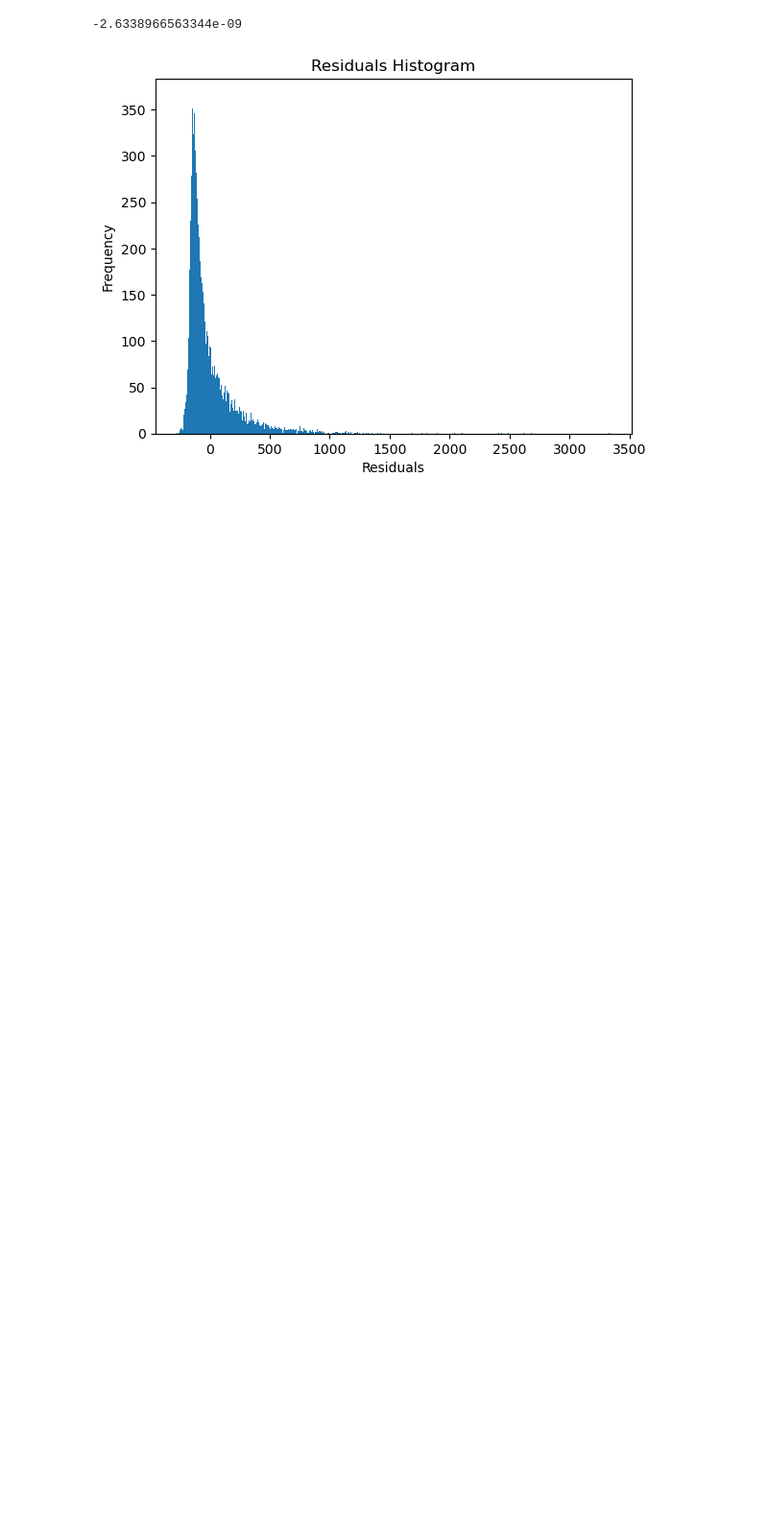
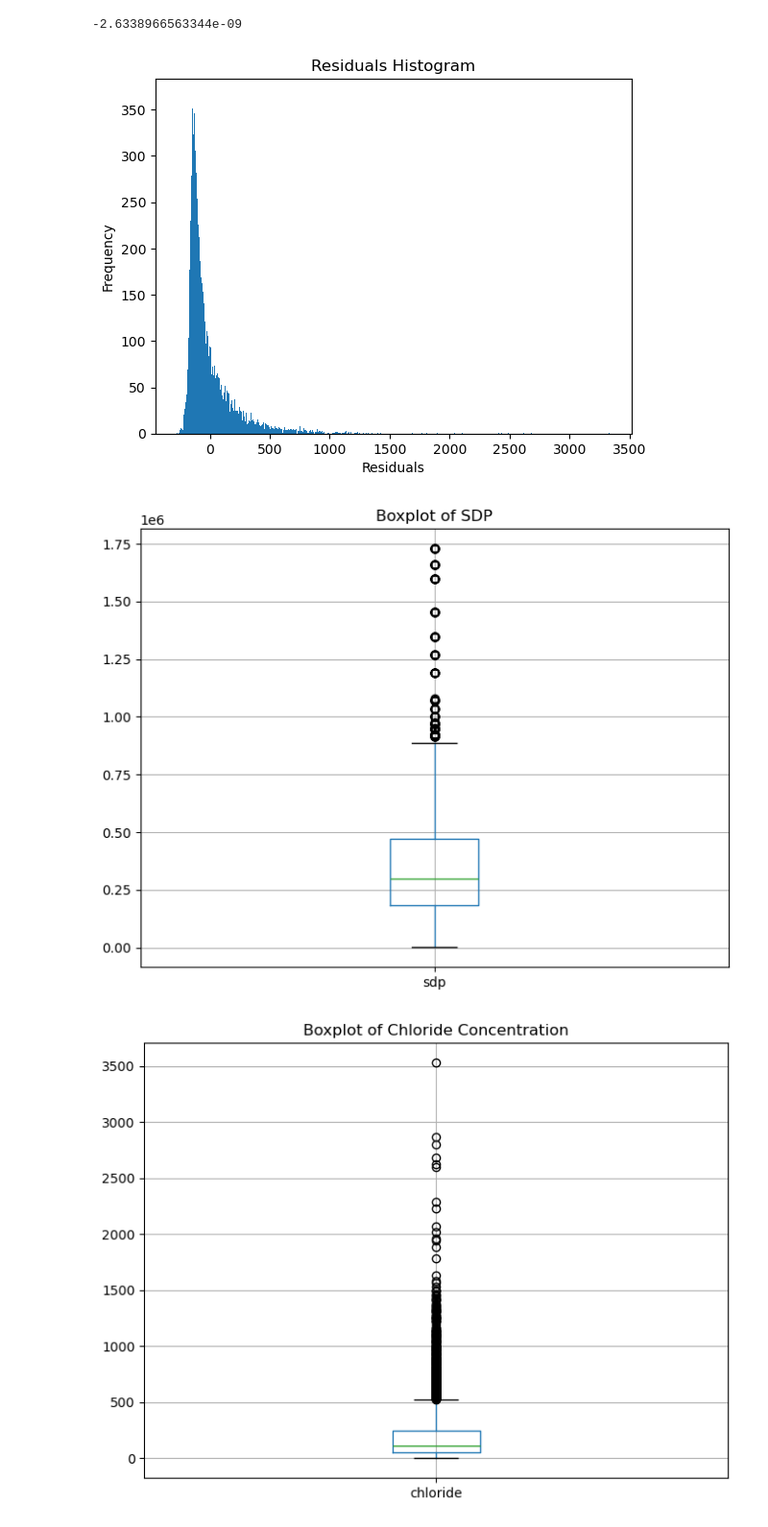
Before and after one commit to regular-life/Eco-Project, a Jupyter notebook: main.ipynb, the cells around one changed output. Shown at 96% size. Saved outputs shown, nothing was run; the diff lists cells and outputs as text; code cells hidden in the pictures; blank space fills up the shorter version.

```diff
--- a/main.ipynb
+++ b/main.ipynb
@@ -305,3 +307,54 @@ print(df_gwq['residual'].sum())
 # %% [output]
 -2.6338966563344e-09
 [figure]
+# %%
+# Read the data
+df_gwq = pd.read_csv('filtered_gwq_sdp.csv')
+
+# Visualize boxplot for 'sdp'
+plt.figure(figsize=(8, 6))
+df_gwq.boxplot(column='sdp')
+plt.title('Boxplot of SDP')
+plt.show()
+
+# Visualize boxplot for 'chloride'
+plt.figure(figsize=(8, 6))
+df_gwq.boxplot(column='chloride')
+plt.title('Boxplot of Chloride Concentration')
+plt.show()
+
+# Identify and remove outliers for 'sdp'
+q1 = df_gwq['sdp'].quantile(0.25)
+q3 = df_gwq['sdp'].quantile(0.75)
+iqr = q3 - q1
+lower_bound = q1 - 1.5 * iqr
+upper_bound = q3 + 1.5 * iqr
+outliers_sdp = df_gwq[(df_gwq['sdp'] < lower_bound) | (df_gwq['sdp'] > upper_bound)]
+df_gwq = df_gwq[~((df_gwq['sdp'] < lower_bound) | (df_gwq['sdp'] > upper_bound))]
+
+# Identify and remove outliers for 'chloride'
+q1 = df_gwq['chloride'].quantile(0.25)
+q3 = df_gwq['chloride'].quantile(0.75)
+iqr = q3 - q1
+lower_bound = q1 - 1.5 * iqr
+upper_bound = q3 + 1.5 * iqr
+outliers_chloride = df_gwq[(df_gwq['chloride'] < lower_bound) | (df_gwq['chloride'] > upper_bound)]
+df_gwq = df_gwq[~((df_gwq['chloride'] < lower_bound) | (df_gwq['chloride'] > upper_bound))]
+
+# Visualize boxplot for 'sdp' after removing outliers
+plt.figure(figsize=(8, 6))
+df_gwq.boxplot(column='sdp')
+plt.title('Boxplot of SDP (After Removing Outliers)')
+plt.show()
+
+# Visualize boxplot for 'chloride' after removing outliers
+plt.figure(figsize=(8, 6))
+df_gwq.boxplot(column='chloride')
+plt.title('Boxplot of Chloride Concentration (After Removing Outliers)')
+plt.show()
+
+# Save the cleaned data
+df_gwq.to_csv('filtered_gwq_sdp_cleaned.csv', index=False)
+# %% [output]
+[figure, added]
+[figure, added]
```
Also changed, not shown: parts of 9 cells of this notebook, 6 other files.
